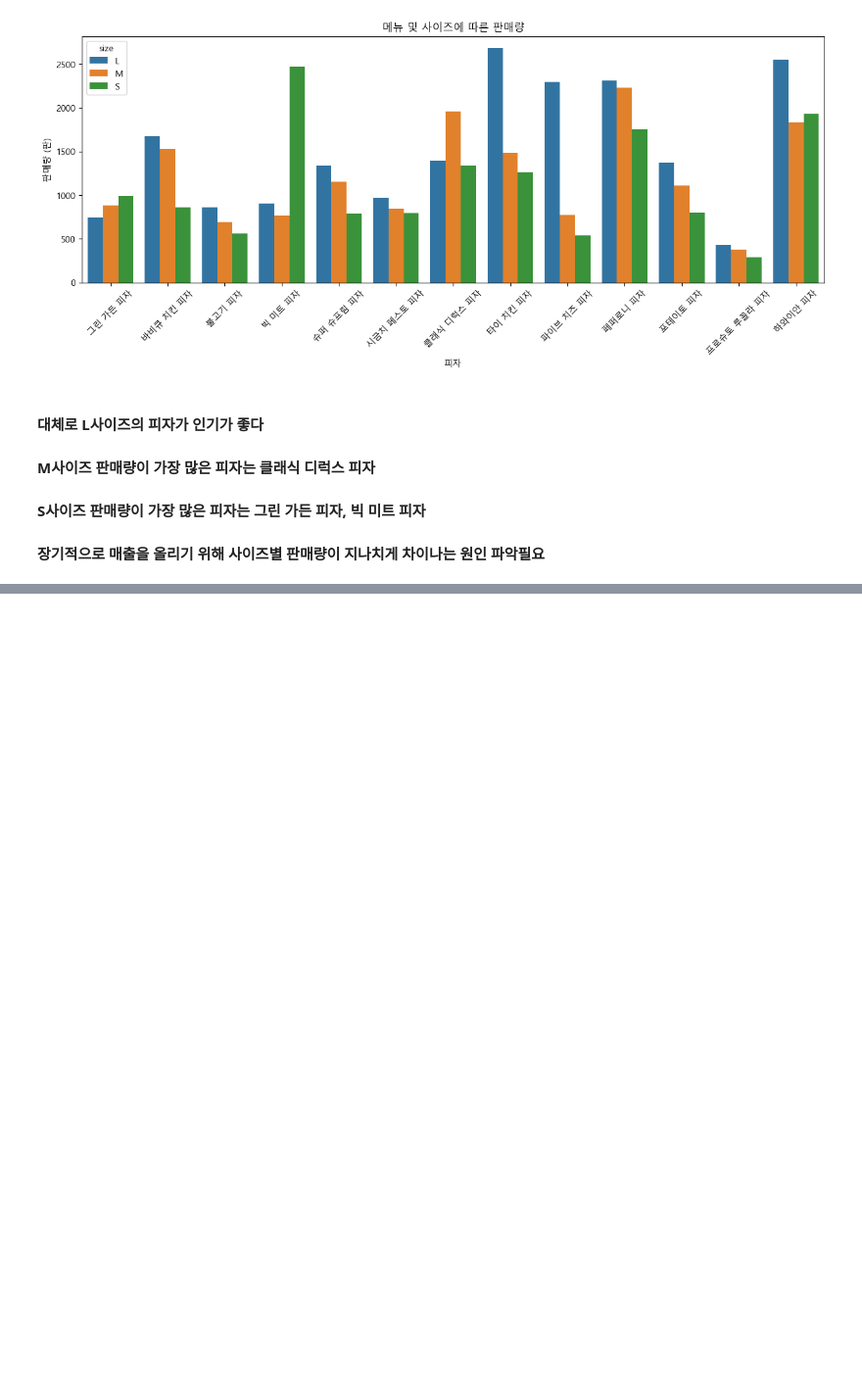
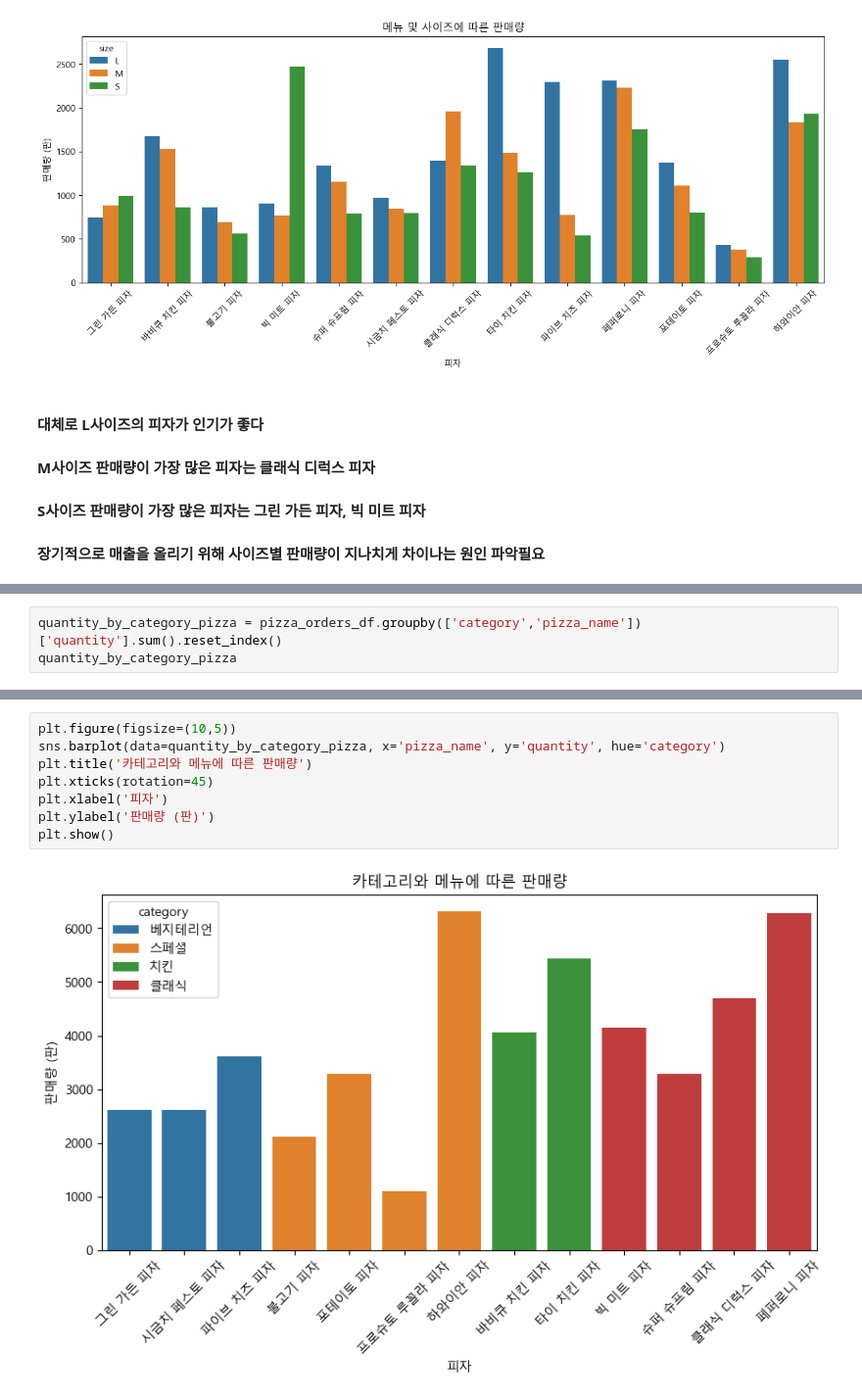
Before and after one commit to changdoong/learning-projects, a Jupyter notebook: pizza_df/pizza_df.ipynb, the cells around one changed output, grey strips where cells are left out. Shown at 98% size. Drawn from its saved outputs; the diff is of its cells as text; blank space fills up the shorter version.

Commit message:
pizza_df 완료

```diff
--- a/pizza_df/pizza_df.ipynb
+++ b/pizza_df/pizza_df.ipynb
@@ -528,0 +540,3 @@ plt.show()
+# %%
+quantity_by_category_pizza = pizza_orders_df.groupby(['category','pizza_name'])['quantity'].sum().reset_index()
+quantity_by_category_pizza
@@ -528,0 +558,10 @@ plt.show()
+# %%
+plt.figure(figsize=(10,5))
+sns.barplot(data=quantity_by_category_pizza, x='pizza_name', y='quantity', hue='category')
+plt.title('카테고리와 메뉴에 따른 판매량')
+plt.xticks(rotation=45)
+plt.xlabel('피자')
+plt.ylabel('판매량 (판)')
+plt.show()
+# %% [output]
+[figure, added]
```
Also changed, not shown: parts of 15 cells of this notebook.
